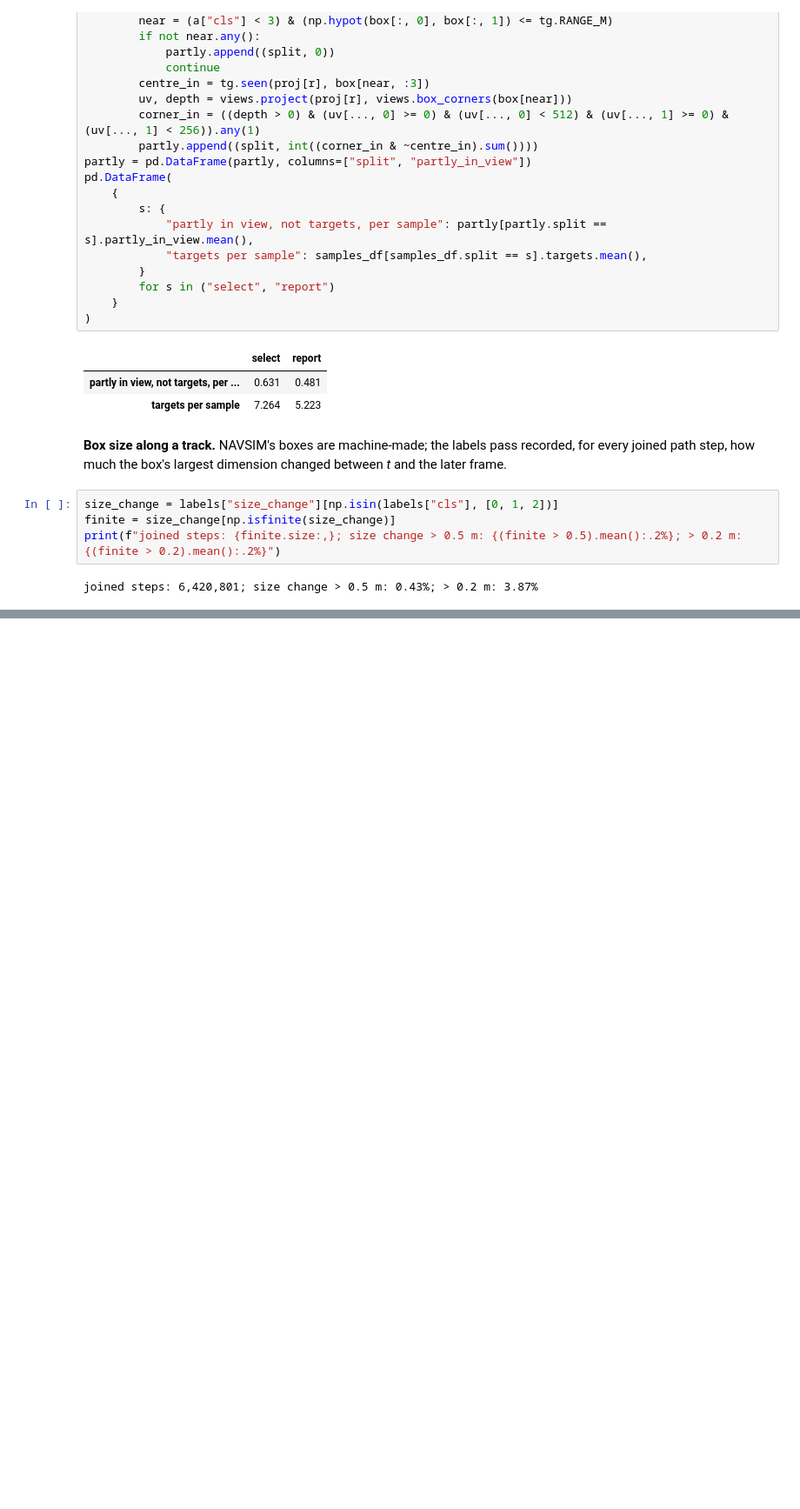
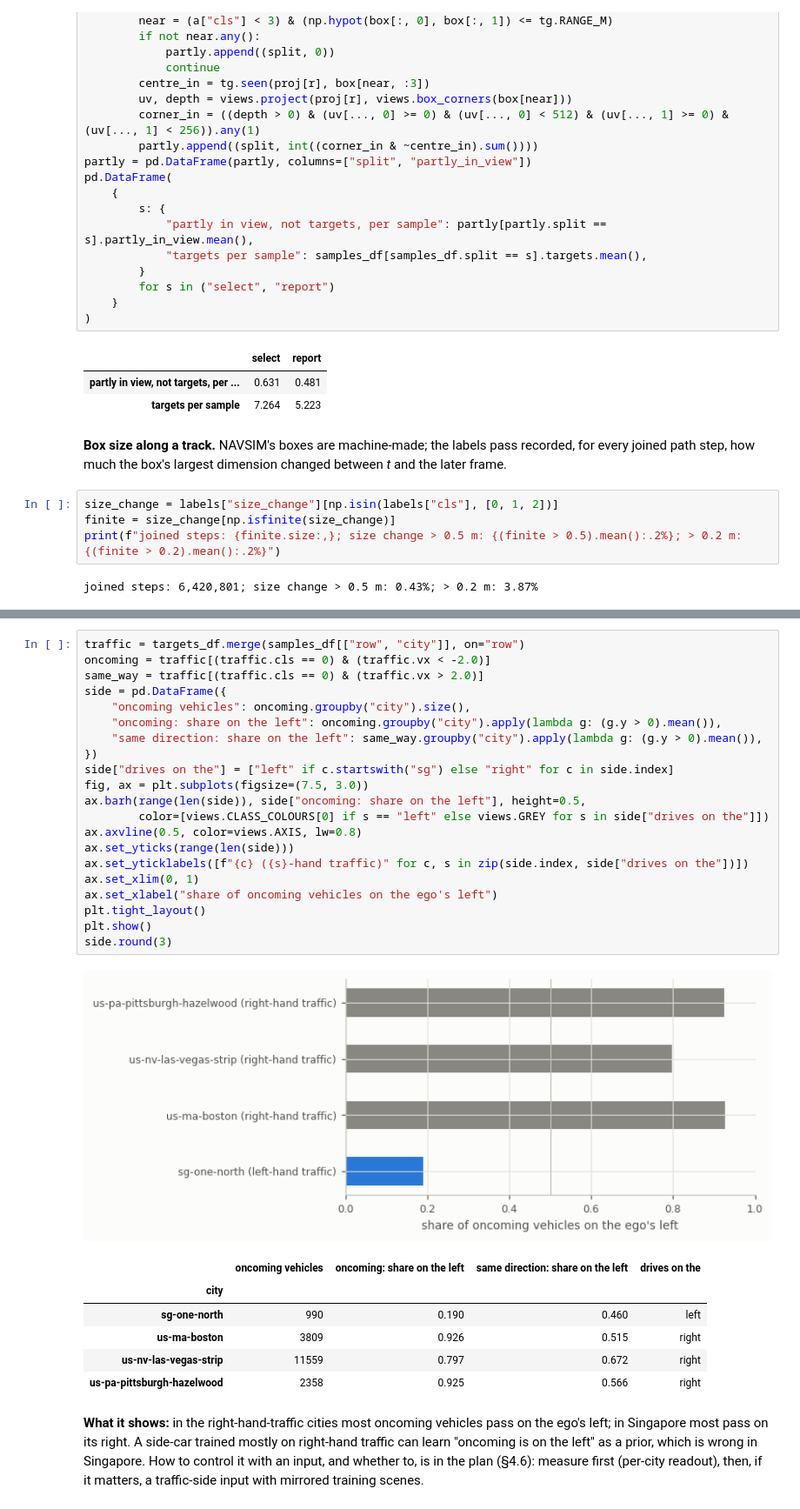
Before and after one commit to FastCodeAI/Gallops, a Jupyter notebook: experiments/H15_perception_sidecar/notebooks/01_dataset.ipynb, the cells around one changed output, grey strips where cells are left out. Shown at 87% size. Drawn from its saved outputs; the diff is of its cells as text; blank space fills up the shorter version.

```diff
--- a/experiments/H15_perception_sidecar/notebooks/01_dataset.ipynb
+++ b/experiments/H15_perception_sidecar/notebooks/01_dataset.ipynb
@@ -715,3 +938,38 @@ joined steps: 6,420,801; size change > 0.5 m: 0.43%; > 0.2 m: 3.87%
+# %%
+traffic = targets_df.merge(samples_df[["row", "city"]], on="row")
+oncoming = traffic[(traffic.cls == 0) & (traffic.vx < -2.0)]
+same_way = traffic[(traffic.cls == 0) & (traffic.vx > 2.0)]
+side = pd.DataFrame({
+    "oncoming vehicles": oncoming.groupby("city").size(),
+    "oncoming: share on the left": oncoming.groupby("city").apply(lambda g: (g.y > 0).mean()),
+    "same direction: share on the left": same_way.groupby("city").apply(lambda g: (g.y > 0).mean()),
+})
+side["drives on the"] = ["left" if c.startswith("sg") else "right" for c in side.index]
+fig, ax = plt.subplots(figsize=(7.5, 3.0))
+ax.barh(range(len(side)), side["oncoming: share on the left"], height=0.5,
+        color=[views.CLASS_COLOURS[0] if s == "left" else views.GREY for s in side["drives on the"]])
+ax.axvline(0.5, color=views.AXIS, lw=0.8)
+ax.set_yticks(range(len(side)))
+ax.set_yticklabels([f"{c} ({s}-hand traffic)" for c, s in zip(side.index, side["drives on the"])])
+ax.set_xlim(0, 1)
+ax.set_xlabel("share of oncoming vehicles on the ego's left")
+plt.tight_layout()
+plt.show()
+side.round(3)
+# %% [output]
+[figure, added]
+|  | oncoming vehicles | oncoming: share on the left | same direction: share on the left | drives on the |
+| city |  |  |  |  |
+| sg-one-north | 990 | 0.190 | 0.460 | left |
+| us-ma-boston | 3809 | 0.926 | 0.515 | right |
+| us-nv-las-vegas-strip | 11559 | 0.797 | 0.672 | right |
+| us-pa-pittsburgh-hazelwood | 2358 | 0.925 | 0.566 | right |
+# %% [markdown]
+**What it shows:** in the right-hand-traffic cities most oncoming vehicles pass on the ego's left; in
+Singapore most pass on its right. A side-car trained mostly on right-hand traffic can learn "oncoming is on
+the left" as a prior, which is wrong in Singapore. How to control it with an input, and whether to, is in the
+plan (§4.6): measure first (per-city readout), then, if it matters, a traffic-side input with mirrored training
+scenes.
 # %% [markdown]
 ## Summary for the review
 
```
Also changed, not shown: parts of 16 cells of this notebook, 22 other files.
